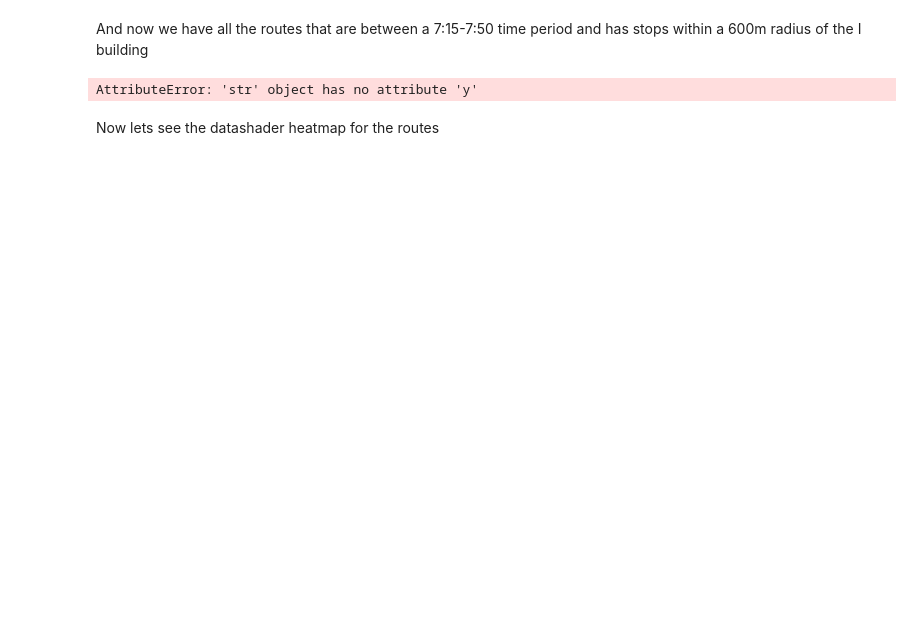
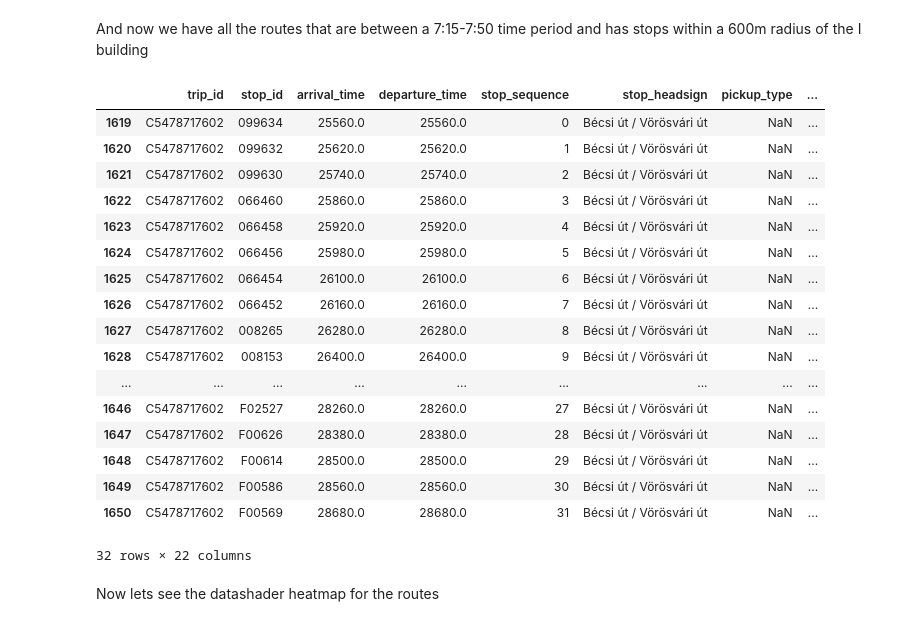
Before and after one commit to BGera89/Big_Data_Homework, a Jupyter notebook: playground_notebook.ipynb, the cells around one changed output. Saved outputs shown, nothing was run; the diff lists cells and outputs as text; code cells hidden in the pictures; blank space fills up the shorter version.

```diff
--- a/playground_notebook.ipynb
+++ b/playground_notebook.ipynb
@@ -323,0 +430,9 @@ pathways_7_8.head()
+# %%
+my=dict(zip(pathways_7_8["trip_id"],pathways_7_8["short_names"]))
+temp=[]
+res={}
+for i,k in my.items():
+    if k not in temp:
+        temp.append(k)
+        res[i]=k
+res
@@ -323,0 +465,5 @@ pathways_7_8.head()
+# %%
+pathways_one=pathways_7_8[pathways_7_8["trip_id"].isin(res.keys())]
+# %%
+for_loop=pathways_7_8["short_names"].unique()
+for_loop
@@ -329,10 +626,24 @@ pathways_7_8.to_csv("path_ways_7_8.csv",index=False)
-# %%
-distances=[]
-for i in pathways_7_8["geometry"]:
-    distances.append(geopy.distance.geodesic(I_building, (k.y,k.x)).m)
-pathways_7_8["distances_I"]=distances
-# %% [output]
-AttributeError: 'str' object has no attribute 'y'
+# %%
+route
+# %% [output]
+|  | trip_id | stop_id | arrival_time | departure_time | stop_sequence | stop_headsign | pickup_type | ... |
+| 1619 | C5478717602 | 099634 | 25560.0 | 25560.0 | 0 | Bécsi út / Vörösvári út | NaN | ... |
+| 1620 | C5478717602 | 099632 | 25620.0 | 25620.0 | 1 | Bécsi út / Vörösvári út | NaN | ... |
+| 1621 | C5478717602 | 099630 | 25740.0 | 25740.0 | 2 | Bécsi út / Vörösvári út | NaN | ... |
+| 1622 | C5478717602 | 066460 | 25860.0 | 25860.0 | 3 | Bécsi út / Vörösvári út | NaN | ... |
+| 1623 | C5478717602 | 066458 | 25920.0 | 25920.0 | 4 | Bécsi út / Vörösvári út | NaN | ... |
+| 1624 | C5478717602 | 066456 | 25980.0 | 25980.0 | 5 | Bécsi út / Vörösvári út | NaN | ... |
+| 1625 | C5478717602 | 066454 | 26100.0 | 26100.0 | 6 | Bécsi út / Vörösvári út | NaN | ... |
+| 1626 | C5478717602 | 066452 | 26160.0 | 26160.0 | 7 | Bécsi út / Vörösvári út | NaN | ... |
+| 1627 | C5478717602 | 008265 | 26280.0 | 26280.0 | 8 | Bécsi út / Vörösvári út | NaN | ... |
+| 1628 | C5478717602 | 008153 | 26400.0 | 26400.0 | 9 | Bécsi út / Vörösvári út | NaN | ... |
+| ... | ... | ... | ... | ... | ... | ... | ... | ... |
+| 1646 | C5478717602 | F02527 | 28260.0 | 28260.0 | 27 | Bécsi út / Vörösvári út | NaN | ... |
+| 1647 | C5478717602 | F00626 | 28380.0 | 28380.0 | 28 | Bécsi út / Vörösvári út | NaN | ... |
+| 1648 | C5478717602 | F00614 | 28500.0 | 28500.0 | 29 | Bécsi út / Vörösvári út | NaN | ... |
+| 1649 | C5478717602 | F00586 | 28560.0 | 28560.0 | 30 | Bécsi út / Vörösvári út | NaN | ... |
+| 1650 | C5478717602 | F00569 | 28680.0 | 28680.0 | 31 | Bécsi út / Vörösvári út | NaN | ... |
+32 rows × 22 columns
 # %% [markdown]
 Now lets see the datashader heatmap for the routes
 # %%
```
Also changed, not shown: parts of 28 cells of this notebook.
